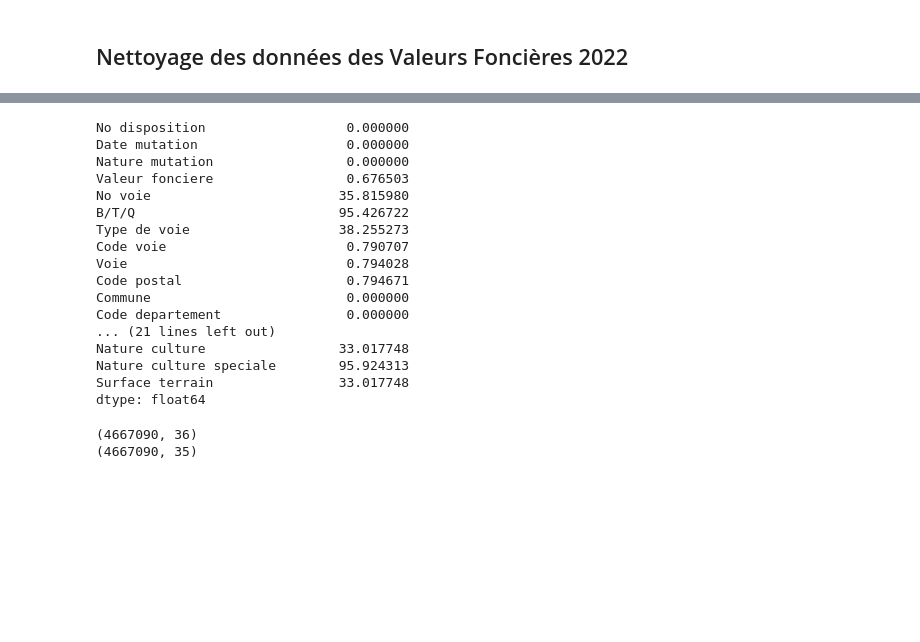
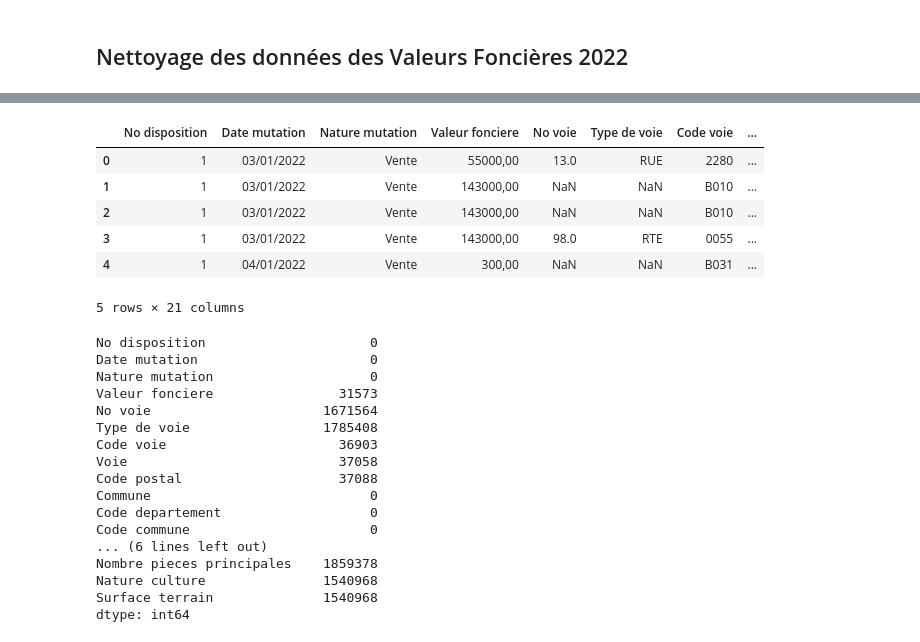
Before and after one commit to Kal3idoscope/Land-data-analysis-French-market, a Jupyter notebook: cleaning2022.ipynb, the cells around one changed output, grey strips where cells are left out. Drawn from its saved outputs; the diff is of its cells as text; code cells hidden in the pictures; blank space fills up the shorter version.

```diff
--- a/cleaning2022.ipynb
+++ b/cleaning2022.ipynb
@@ -56,4 +56,4 @@ df_2022.describe()
 # %%
-uslness_col = ['Reference document','1 Articles CGI','2 Articles CGI','3 Articles CGI','4 Articles CGI','5 Articles CGI']
-df_2022 = df_2022.drop(columns=uslness_col)
-df_2022.describe()
+#uslness_col = ['Reference document','1 Articles CGI','2 Articles CGI','3 Articles CGI','4 Articles CGI','5 Articles CGI']
+#df_2022 = df_2022.drop(columns=uslness_col)
+#df_2022.describe()
@@ -91,28 +63,41 @@ dtype: int64
 # %%
-pourcentage_na = df_2022.isna().mean() * 100
-print(pourcentage_na)
+#pourcentage_na = df_2022.isna().mean() * 100
+#print(pourcentage_na)
-# %% [output]
-No disposition                  0.000000
-Date mutation                   0.000000
-Nature mutation                 0.000000
-Valeur fonciere                 0.676503
-No voie                        35.815980
-B/T/Q                          95.426722
-Type de voie                   38.255273
-Code voie                       0.790707
-Voie                            0.794028
-Code postal                     0.794671
-Commune                         0.000000
-Code departement                0.000000
-... (21 lines left out)
-Nature culture                 33.017748
-Nature culture speciale        95.924313
-Surface terrain                33.017748
-dtype: float64
 # %%
-print(df_2022.shape)
-df_2022 = df_2022.dropna(axis=1, how='all')
-print(df_2022.shape)
+#print(df_2022.shape)
+#df_2022 = df_2022.dropna(axis=1, how='all')
+#print(df_2022.shape)
-# %% [output]
-(4667090, 36)
-(4667090, 35)
+# %%
+#### DELETE THE COLUMNS WHERE THERE ARE MORE THAN 50% MISSING VALUES ####
+
+threshold = len(df_2022)*0.5
+df_2022 = df_2022.dropna(axis=1, thresh = threshold)
+df_2022.head()
+# %% [output]
+|  | No disposition | Date mutation | Nature mutation | Valeur fonciere | No voie | Type de voie | Code voie | ... |
+| 0 | 1 | 03/01/2022 | Vente | 55000,00 | 13.0 | RUE | 2280 | ... |
+| 1 | 1 | 03/01/2022 | Vente | 143000,00 | NaN | NaN | B010 | ... |
+| 2 | 1 | 03/01/2022 | Vente | 143000,00 | NaN | NaN | B010 | ... |
+| 3 | 1 | 03/01/2022 | Vente | 143000,00 | 98.0 | RTE | 0055 | ... |
+| 4 | 1 | 04/01/2022 | Vente | 300,00 | NaN | NaN | B031 | ... |
+5 rows × 21 columns
+# %%
+df_2022.isnull().sum()
+# %% [output]
+No disposition                     0
+Date mutation                      0
+Nature mutation                    0
+Valeur fonciere                31573
+No voie                      1671564
+Type de voie                 1785408
+Code voie                      36903
+Voie                           37058
+Code postal                    37088
+Commune                            0
+Code departement                   0
+Code commune                       0
+... (6 lines left out)
+Nombre pieces principales    1859378
+Nature culture               1540968
+Surface terrain              1540968
+dtype: int64
```
Also changed, not shown: parts of 14 cells of this notebook, 3 other files.
